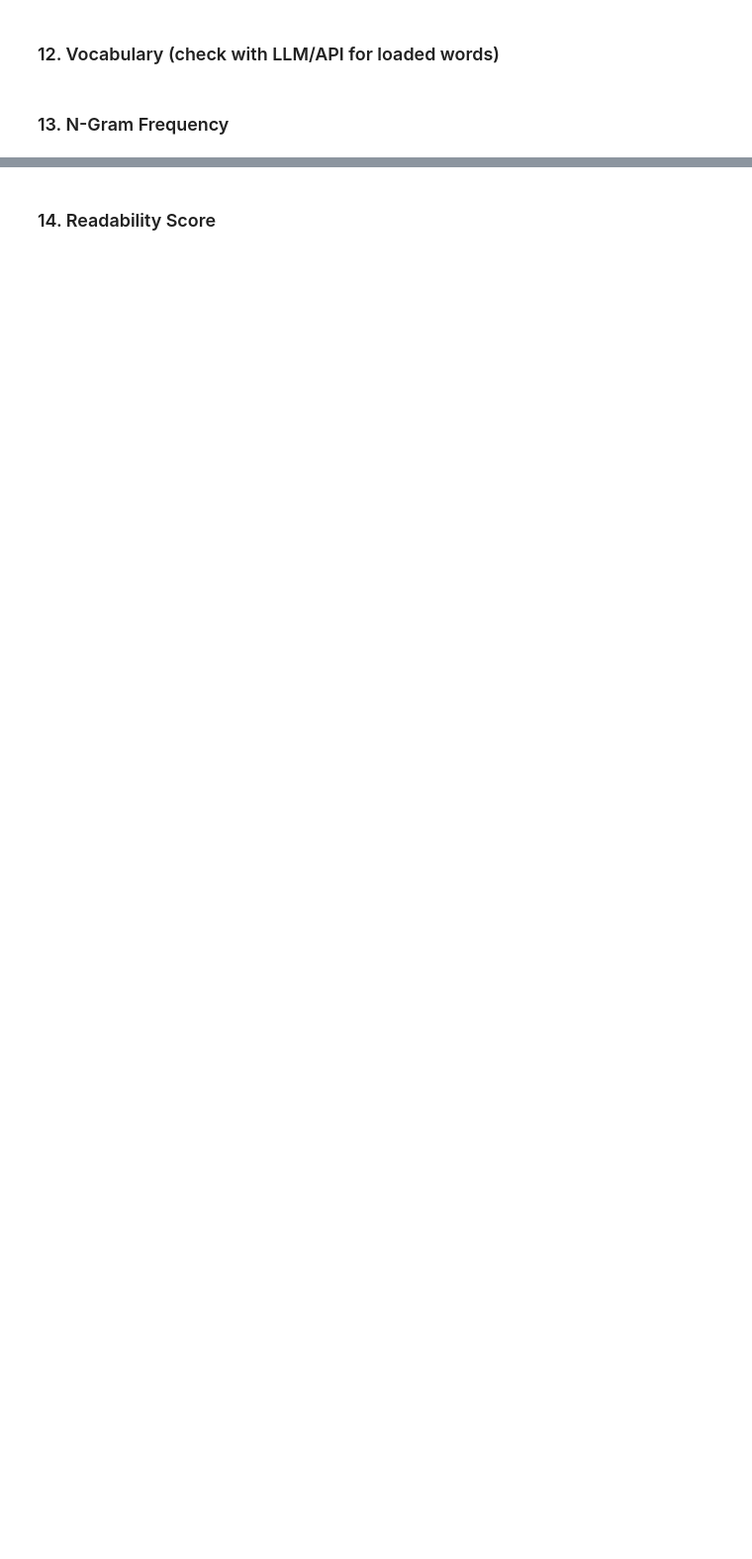
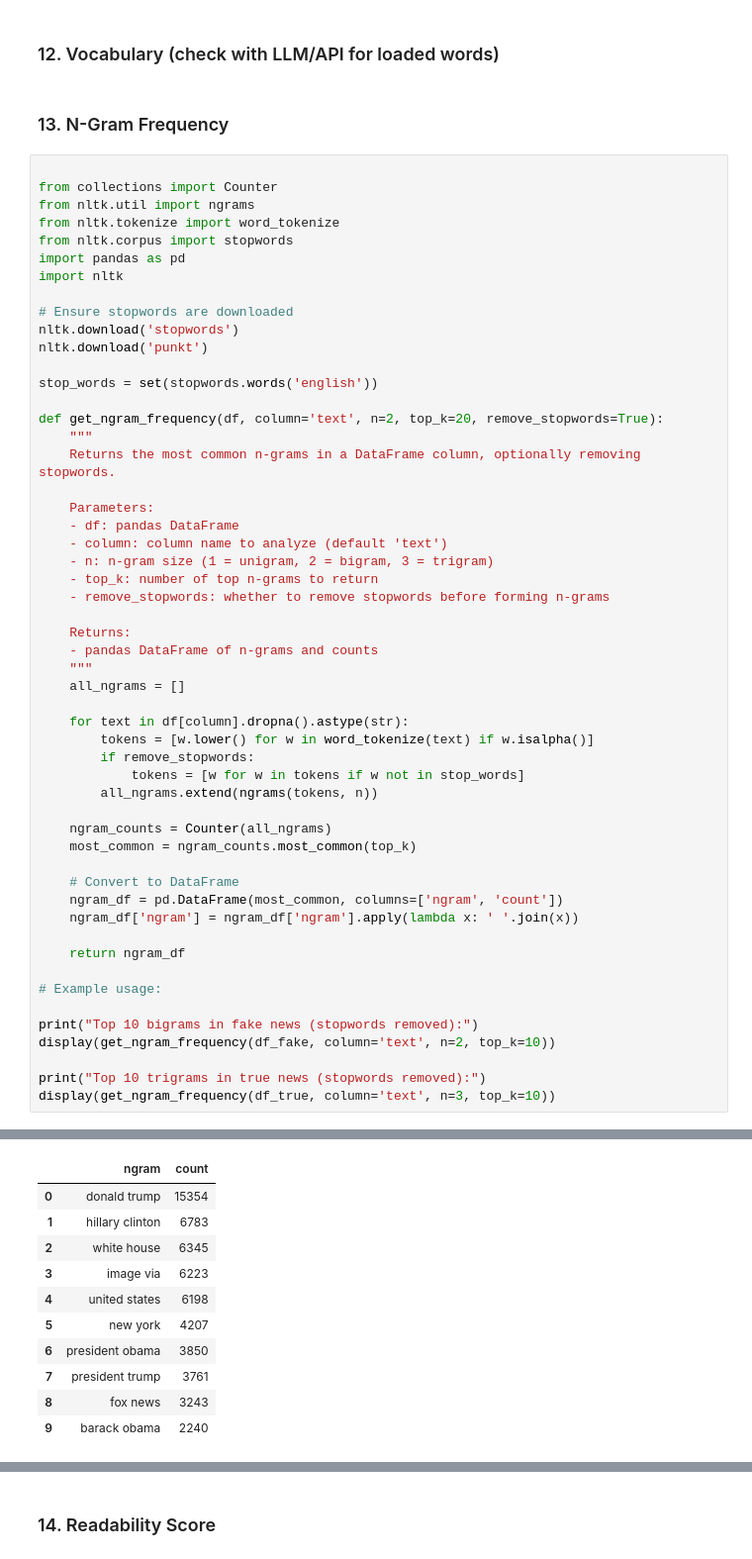
Before and after one commit to rhodemilk/fakeornah, a Jupyter notebook: FakeOrReal.ipynb, the cells around one changed output, grey strips where cells are left out. Shown at 99% size. Drawn from its saved outputs; the diff is of its cells as text; blank space fills up the shorter version.

```diff
--- a/FakeOrReal.ipynb
+++ b/FakeOrReal.ipynb
@@ -532,3 +494,57 @@ print(response.text)
 ### 12. Vocabulary (check with LLM/API for loaded words)
 # %% [markdown]
 ### 13. N-Gram Frequency
+# %%
+
+from collections import Counter
+from nltk.util import ngrams
+from nltk.tokenize import word_tokenize
+from nltk.corpus import stopwords
+import pandas as pd
+import nltk
+
+# Ensure stopwords are downloaded
+nltk.download('stopwords')
+nltk.download('punkt')
+
+stop_words = set(stopwords.words('english'))
+
+def get_ngram_frequency(df, column='text', n=2, top_k=20, remove_stopwords=True):
+    """
+    Returns the most common n-grams in a DataFrame column, optionally removing stopwords.
+
+    Parameters:
+    - df: pandas DataFrame
+    - column: column name to analyze (default 'text')
+    - n: n-gram size (1 = unigram, 2 = bigram, 3 = trigram)
+    - top_k: number of top n-grams to return
+    - remove_stopwords: whether to remove stopwords before forming n-grams
+
+    Returns:
+    - pandas DataFrame of n-grams and counts
+    """
+    all_ngrams = []
+
+    for text in df[column].dropna().astype(str):
+        tokens = [w.lower() for w in word_tokenize(text) if w.isalpha()]
+        if remove_stopwords:
+            tokens = [w for w in tokens if w not in stop_words]
+        all_ngrams.extend(ngrams(tokens, n))
+
+    ngram_counts = Counter(all_ngrams)
+    most_common = ngram_counts.most_common(top_k)
+
+    # Convert to DataFrame
+    ngram_df = pd.DataFrame(most_common, columns=['ngram', 'count'])
+    ngram_df['ngram'] = ngram_df['ngram'].apply(lambda x: ' '.join(x))
+
+    return ngram_df
+
+# Example usage:
+
+print("Top 10 bigrams in fake news (stopwords removed):")
+display(get_ngram_frequency(df_fake, column='text', n=2, top_k=10))
+
+print("Top 10 trigrams in true news (stopwords removed):")
+display(get_ngram_frequency(df_true, column='text', n=3, top_k=10))
+# %% [output]
@@ -534,0 +558,11 @@ print(response.text)
+|  | ngram | count |
+| 0 | donald trump | 15354 |
+| 1 | hillary clinton | 6783 |
+| 2 | white house | 6345 |
+| 3 | image via | 6223 |
+| 4 | united states | 6198 |
+| 5 | new york | 4207 |
+| 6 | president obama | 3850 |
+| 7 | president trump | 3761 |
+| 8 | fox news | 3243 |
+| 9 | barack obama | 2240 |
```
Also changed, not shown: parts of 6 cells of this notebook, 2 other files.
